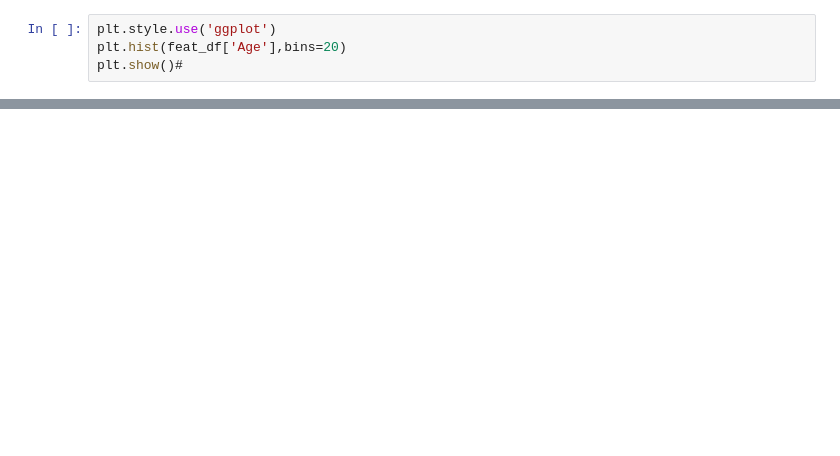
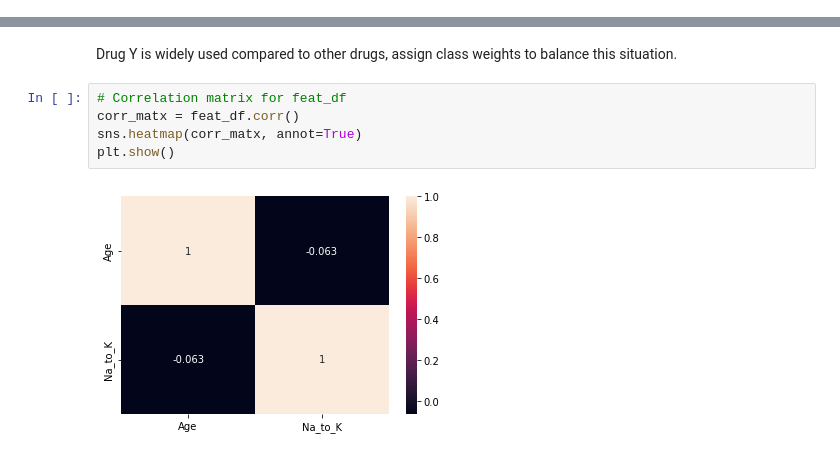
Before and after one commit to andydaehn/Drug_Classification, a Jupyter notebook: Drug_Classify.ipynb, the cells around one changed output, grey strips where cells are left out. Drawn from its saved outputs; the diff is of its cells as text; blank space fills up the shorter version.

```diff
--- a/Drug_Classify.ipynb
+++ b/Drug_Classify.ipynb
@@ -75,4 +2,0 @@ feat_df.Age.hist()
-# %%
-plt.style.use('ggplot')
-plt.hist(feat_df['Age'],bins=20)
-plt.show()#
@@ -245,0 +126,9 @@ plt.show()
+# %% [markdown]
+Drug Y is widely used compared to other drugs, assign class weights to balance this situation.
+# %%
+# Correlation matrix for feat_df
+corr_matx = feat_df.corr()
+sns.heatmap(corr_matx, annot=True)
+plt.show()
+# %% [output]
+[figure, added]
```
Also changed, not shown: parts of 48 cells of this notebook.
